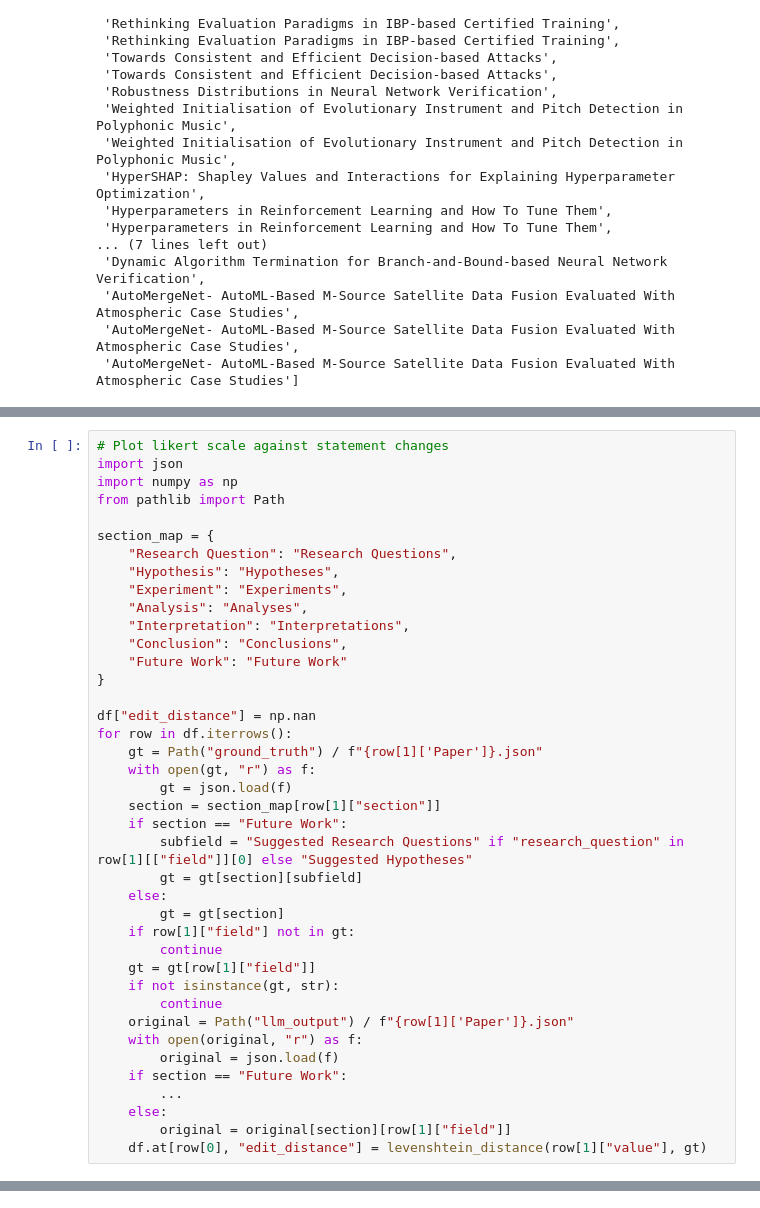
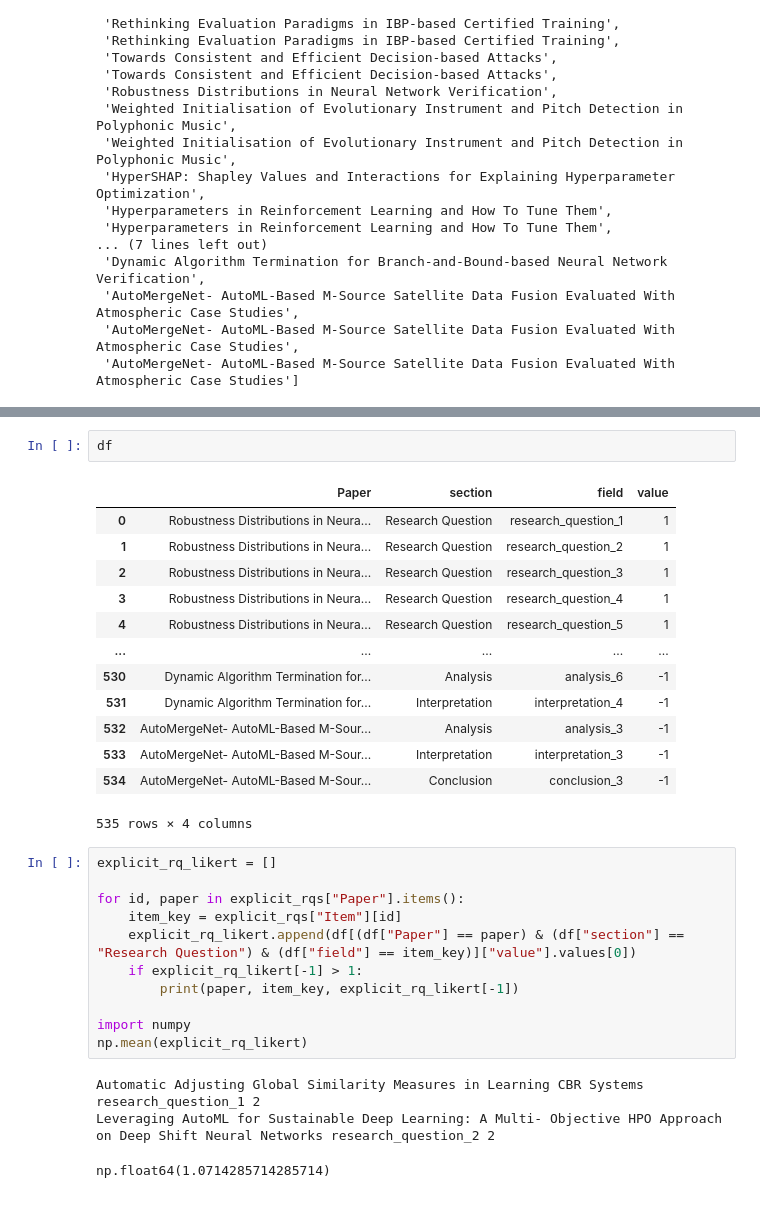
Before and after one commit to thijssnelleman/automated-reproducibility, a Jupyter notebook: likert_scale.ipynb, the cells around one changed output, grey strips where cells are left out. Saved outputs shown, nothing was run; the diff lists cells and outputs as text.

```diff
--- a/likert_scale.ipynb
+++ b/likert_scale.ipynb
@@ -226,40 +191,0 @@ def levenshtein_distance(s1, s2):
-# %%
-# Plot likert scale against statement changes
-import json
-import numpy as np
-from pathlib import Path
-
-section_map = {
-    "Research Question": "Research Questions",
-    "Hypothesis": "Hypotheses",
-    "Experiment": "Experiments",
-    "Analysis": "Analyses",
-    "Interpretation": "Interpretations",
-    "Conclusion": "Conclusions",
-    "Future Work": "Future Work"
-}
-
-df["edit_distance"] = np.nan
-for row in df.iterrows():
-    gt = Path("ground_truth") / f"{row[1]['Paper']}.json"
-    with open(gt, "r") as f:
-        gt = json.load(f)
-    section = section_map[row[1]["section"]]
-    if section == "Future Work":
-        subfield = "Suggested Research Questions" if "research_question" in row[1][["field"]][0] else "Suggested Hypotheses"
-        gt = gt[section][subfield]
-    else:
-        gt = gt[section]
-    if row[1]["field"] not in gt:
-        continue
-    gt = gt[row[1]["field"]]
-    if not isinstance(gt, str):
-        continue
-    original = Path("llm_output") / f"{row[1]['Paper']}.json"
-    with open(original, "r") as f:
-        original = json.load(f)
-    if section == "Future Work":
-        ...
-    else:
-        original = original[section][row[1]["field"]]
-    df.at[row[0], "edit_distance"] = levenshtein_distance(row[1]["value"], gt)
@@ -272,0 +269,31 @@ df[df["section"].isna()]
+# %%
+df
+# %% [output]
+|  | Paper | section | field | value |
+| 0 | Robustness Distributions in Neura... | Research Question | research_question_1 | 1 |
+| 1 | Robustness Distributions in Neura... | Research Question | research_question_2 | 1 |
+| 2 | Robustness Distributions in Neura... | Research Question | research_question_3 | 1 |
+| 3 | Robustness Distributions in Neura... | Research Question | research_question_4 | 1 |
+| 4 | Robustness Distributions in Neura... | Research Question | research_question_5 | 1 |
+| ... | ... | ... | ... | ... |
+| 530 | Dynamic Algorithm Termination for... | Analysis | analysis_6 | -1 |
+| 531 | Dynamic Algorithm Termination for... | Interpretation | interpretation_4 | -1 |
+| 532 | AutoMergeNet- AutoML-Based M-Sour... | Analysis | analysis_3 | -1 |
+| 533 | AutoMergeNet- AutoML-Based M-Sour... | Interpretation | interpretation_3 | -1 |
+| 534 | AutoMergeNet- AutoML-Based M-Sour... | Conclusion | conclusion_3 | -1 |
+535 rows × 4 columns
+# %%
+explicit_rq_likert = []
+
+for id, paper in explicit_rqs["Paper"].items():
+    item_key = explicit_rqs["Item"][id]
+    explicit_rq_likert.append(df[(df["Paper"] == paper) & (df["section"] == "Research Question") & (df["field"] == item_key)]["value"].values[0])
+    if explicit_rq_likert[-1] > 1:
+        print(paper, item_key, explicit_rq_likert[-1])
+
+import numpy
+np.mean(explicit_rq_likert)
+# %% [output]
+Automatic Adjusting Global Similarity Measures in Learning CBR Systems research_question_1 2
+Leveraging AutoML for Sustainable Deep Learning: A Multi- Objective HPO Approach on Deep Shift Neural Networks research_question_2 2
+np.float64(1.0714285714285714)
```
Also changed, not shown: parts of 6 cells of this notebook, 1 other file.
